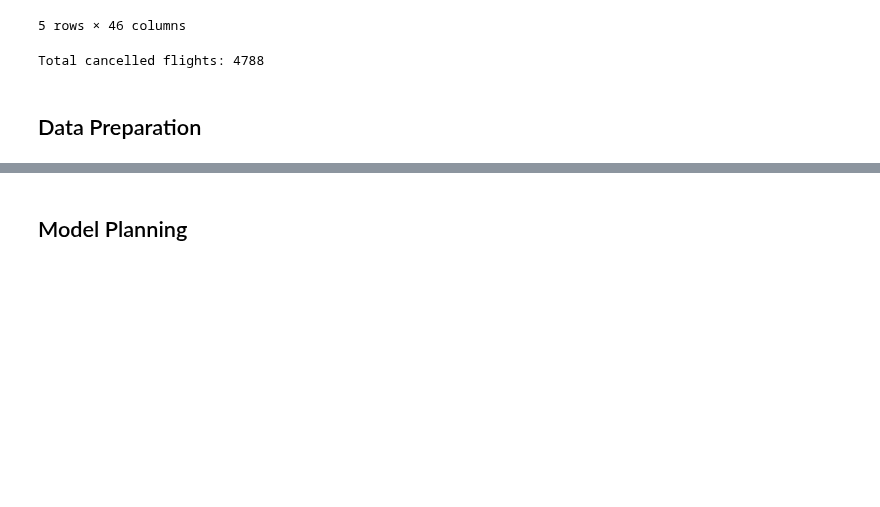
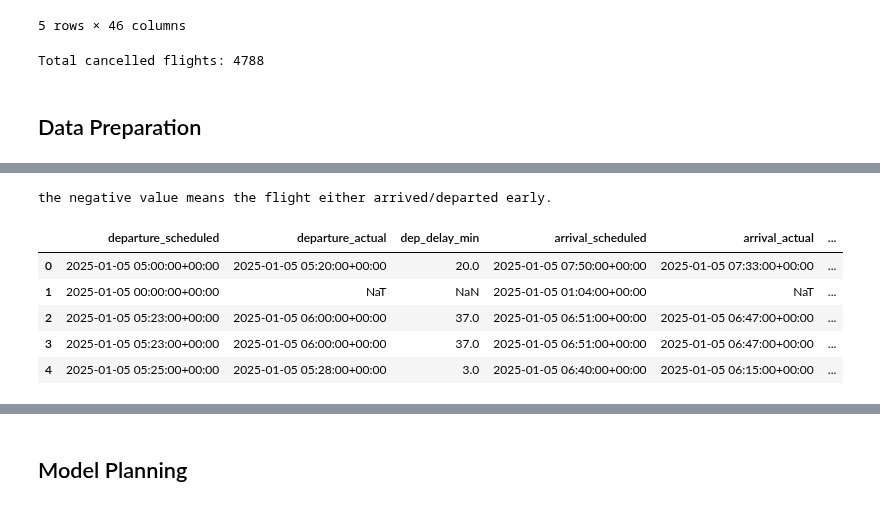
Before and after one commit to Iamkoss/cis9650_flight_data, a Jupyter notebook: fligh_data.ipynb, the cells around one changed output, grey strips where cells are left out. Saved outputs shown, nothing was run; the diff lists cells and outputs as text; code cells hidden in the pictures; blank space fills up the shorter version.

```diff
--- a/fligh_data.ipynb
+++ b/fligh_data.ipynb
@@ -271,0 +340,18 @@ all_dfs = clean_data(all_dfs)
+# %%
+#convert the date and time columns to datetime
+
+# Convert main flight date
+df['flight_date'] = pd.to_datetime(df['flight_date'], errors='coerce')
+
+# List of time columns to convert
+time_columns = [
+    'departure_scheduled', 'departure_estimated', 'departure_actual',
+    'arrival_scheduled', 'arrival_estimated', 'arrival_actual'
+]
+
+# Convert each to datetime
+for col in time_columns:
+    if col in df.columns:
+        df[col] = pd.to_datetime(df[col], errors='coerce')
+
+df[['flight_date', 'departure_scheduled', 'departure_actual', 'arrival_scheduled', 'arrival_actual']].head()
@@ -271,0 +365,28 @@ all_dfs = clean_data(all_dfs)
+# %%
+#calculate delay time in minutes
+
+# Departure delay in minutes
+df['dep_delay_min'] = (
+    (df['departure_actual'] - df['departure_scheduled'])
+    .dt.total_seconds() / 60
+)
+
+
+# Arrival delay in minutes
+df['arr_delay_min'] = (
+    (df['arrival_actual'] - df['arrival_scheduled'])
+    .dt.total_seconds() / 60
+)
+
+print("the negative value means the flight either arrived/departed early.")
+
+df[['departure_scheduled', 'departure_actual', 'dep_delay_min',
+    'arrival_scheduled', 'arrival_actual', 'arr_delay_min']].head()
+# %% [output]
+the negative value means the flight either arrived/departed early.
+|  | departure_scheduled | departure_actual | dep_delay_min | arrival_scheduled | arrival_actual | ... |
+| 0 | 2025-01-05 05:00:00+00:00 | 2025-01-05 05:20:00+00:00 | 20.0 | 2025-01-05 07:50:00+00:00 | 2025-01-05 07:33:00+00:00 | ... |
+| 1 | 2025-01-05 00:00:00+00:00 | NaT | NaN | 2025-01-05 01:04:00+00:00 | NaT | ... |
+| 2 | 2025-01-05 05:23:00+00:00 | 2025-01-05 06:00:00+00:00 | 37.0 | 2025-01-05 06:51:00+00:00 | 2025-01-05 06:47:00+00:00 | ... |
+| 3 | 2025-01-05 05:23:00+00:00 | 2025-01-05 06:00:00+00:00 | 37.0 | 2025-01-05 06:51:00+00:00 | 2025-01-05 06:47:00+00:00 | ... |
+| 4 | 2025-01-05 05:25:00+00:00 | 2025-01-05 05:28:00+00:00 | 3.0 | 2025-01-05 06:40:00+00:00 | 2025-01-05 06:15:00+00:00 | ... |
```
Also changed, not shown: parts of 16 cells of this notebook.
